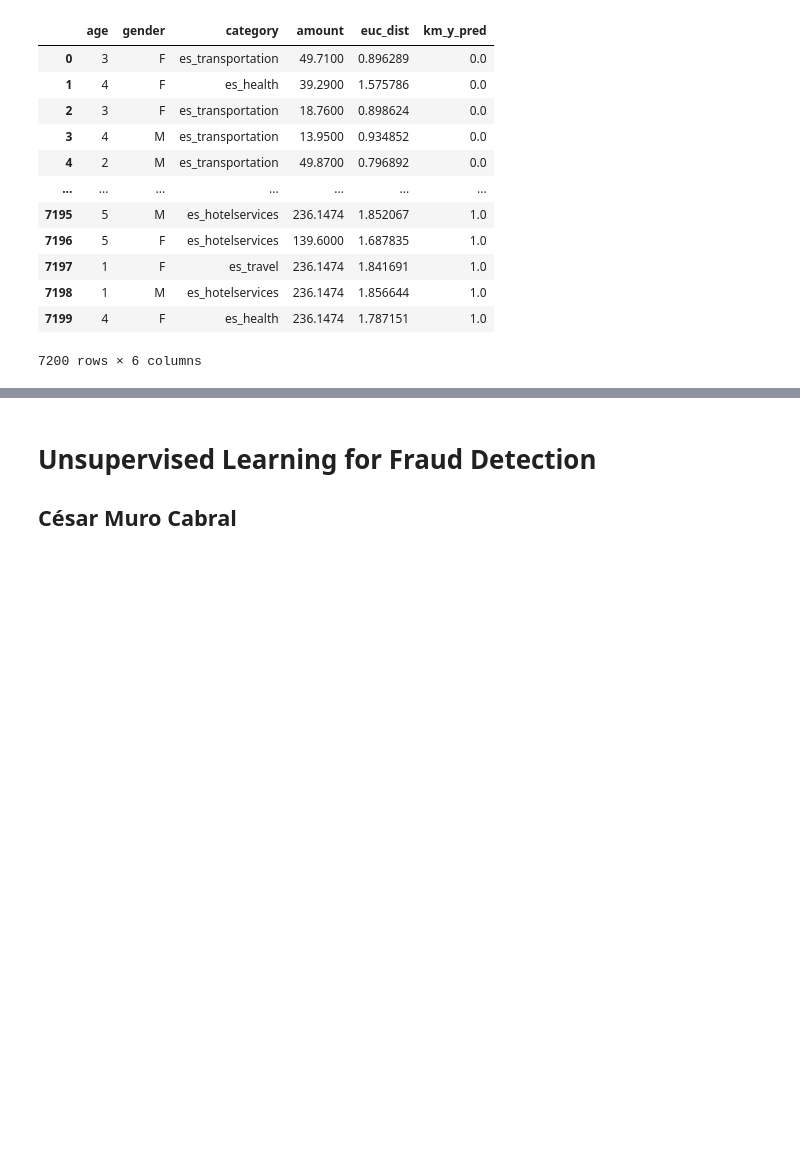
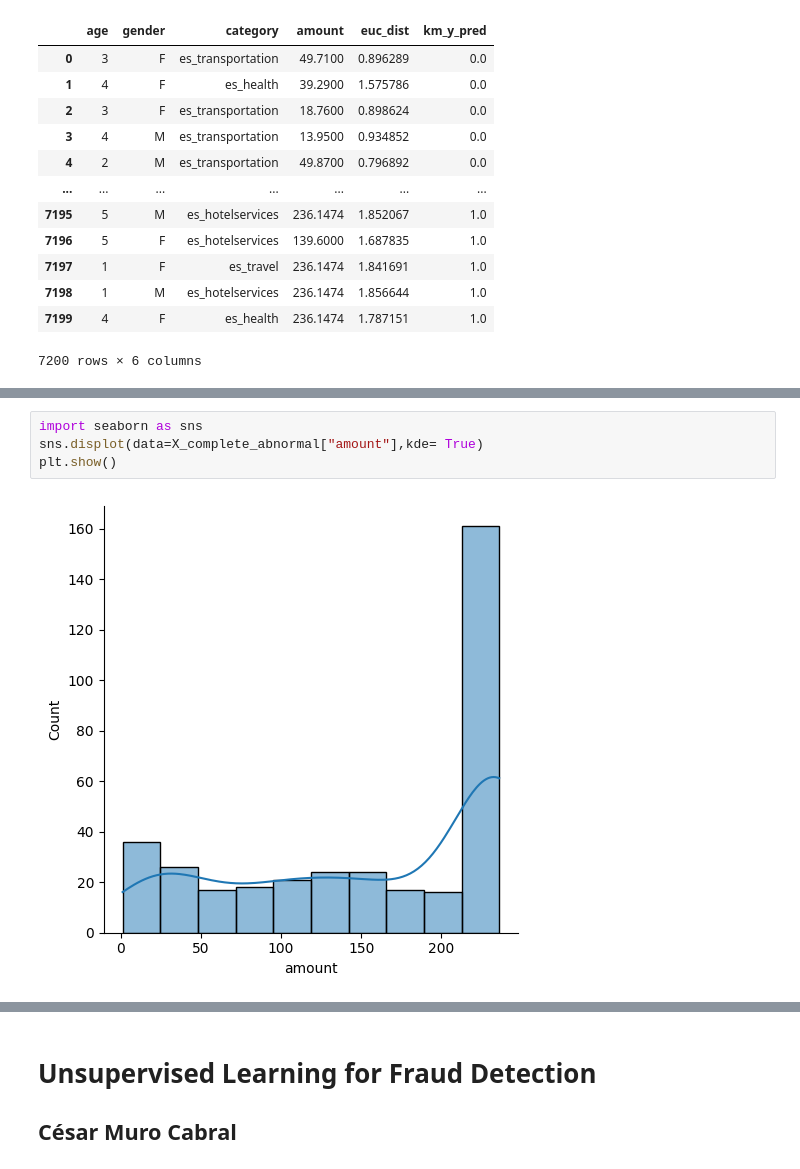
Before and after one commit to cmuro27/Machine_Learning_Projects_and_Notes, a Jupyter notebook: Project_fraud_detection_unsupervised.ipynb, the cells around one changed output, grey strips where cells are left out. Saved outputs shown, nothing was run; the diff lists cells and outputs as text; blank space fills up the shorter version.

```diff
--- a/Project_fraud_detection_unsupervised.ipynb
+++ b/Project_fraud_detection_unsupervised.ipynb
@@ -528,0 +537,6 @@ X_complete_abnormal.groupby("category").count()
+# %%
+import seaborn as sns
+sns.displot(data=X_complete_abnormal["amount"],kde= True)
+plt.show()
+# %% [output]
+[figure, added]
```
Also changed, not shown: parts of 5 cells of this notebook.
